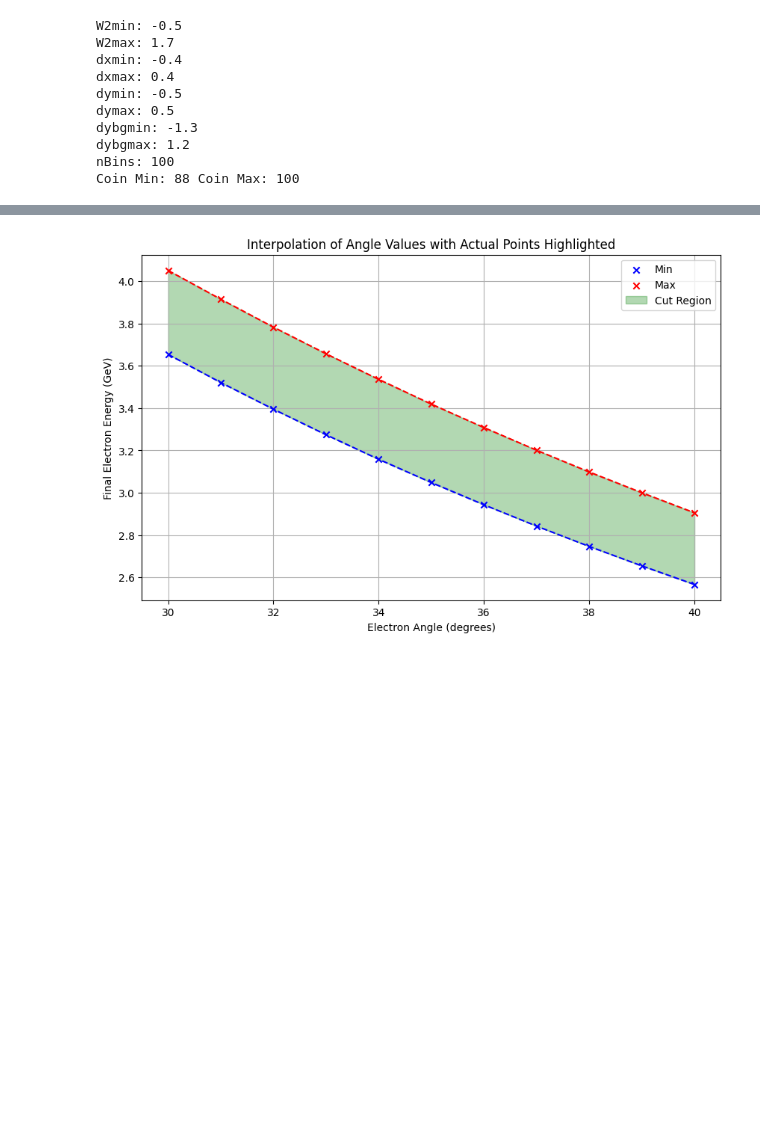
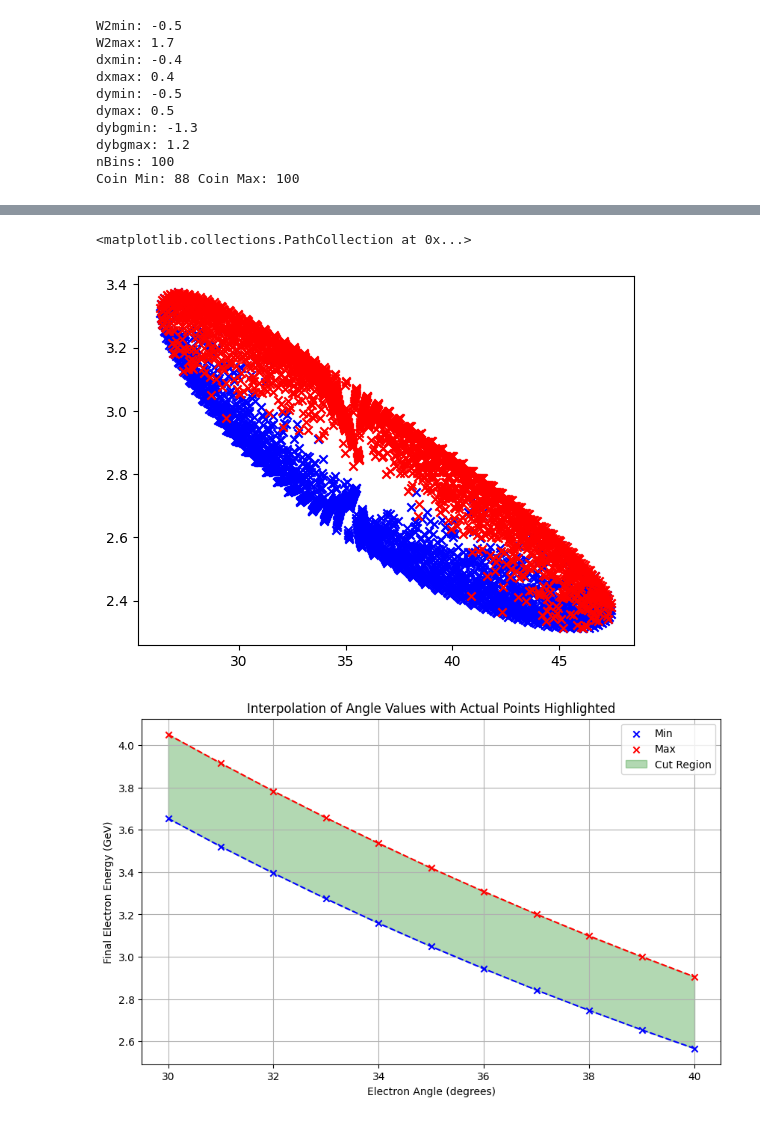
Before and after one commit to hp4xz/GEnAnalysis, a Jupyter notebook: analysis/dynamicAngleCutting.ipynb, the cells around one changed output, grey strips where cells are left out. Drawn from its saved outputs; the diff is of its cells as text; code cells hidden in the pictures; blank space fills up the shorter version.

```diff
--- a/analysis/dynamicAngleCutting.ipynb
+++ b/analysis/dynamicAngleCutting.ipynb
@@ -73,3 +80,9 @@ Coin Min: 88 Coin Max: 100
+# %%
+plt.scatter(data2[0],data2[1], color='blue', label='Min',marker='x', zorder=5)
+plt.scatter(data2[0],data2[2], color='red', label='Max',marker='x', zorder=5)
+# %% [output]
+<matplotlib.collections.PathCollection at 0x...>
+[figure, added]
 # %%
 
 # Create the data frame from the provided values
```
Also changed, not shown: parts of 10 cells of this notebook, 30 other files.
